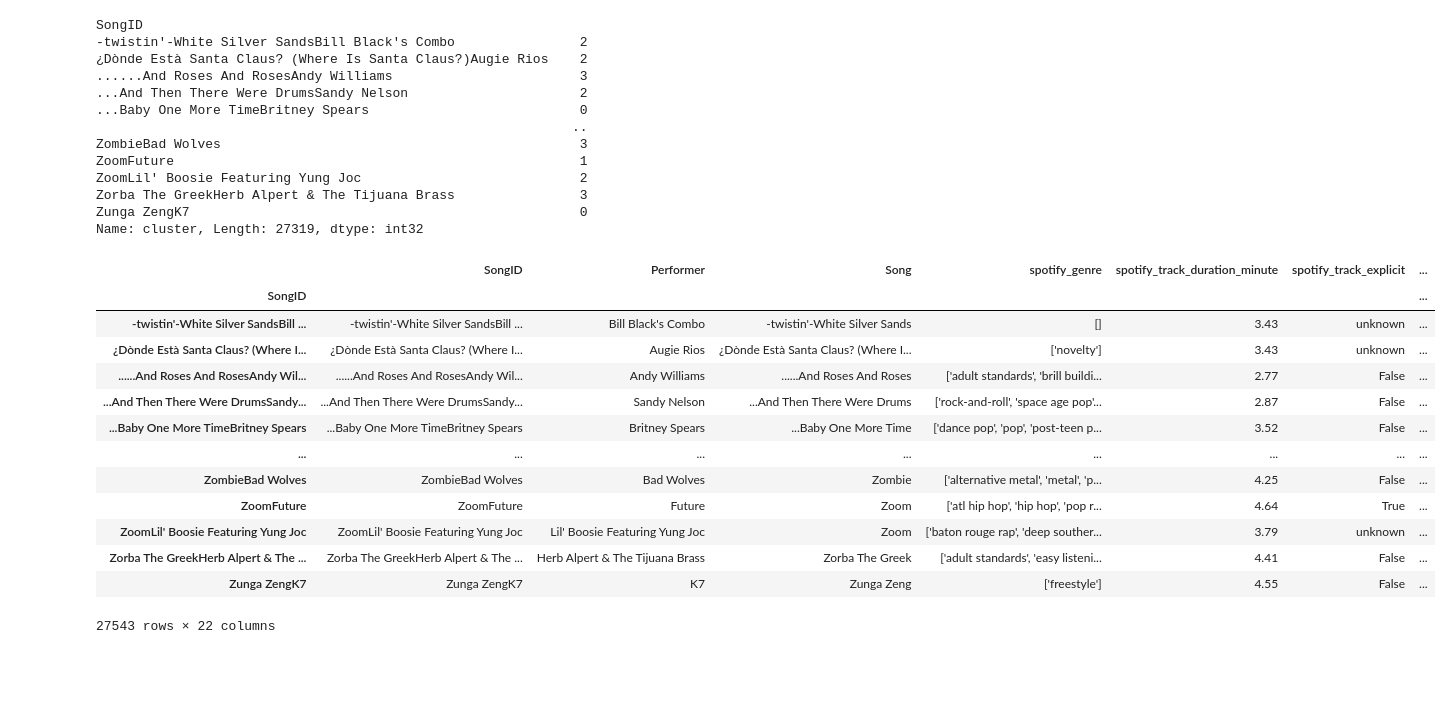
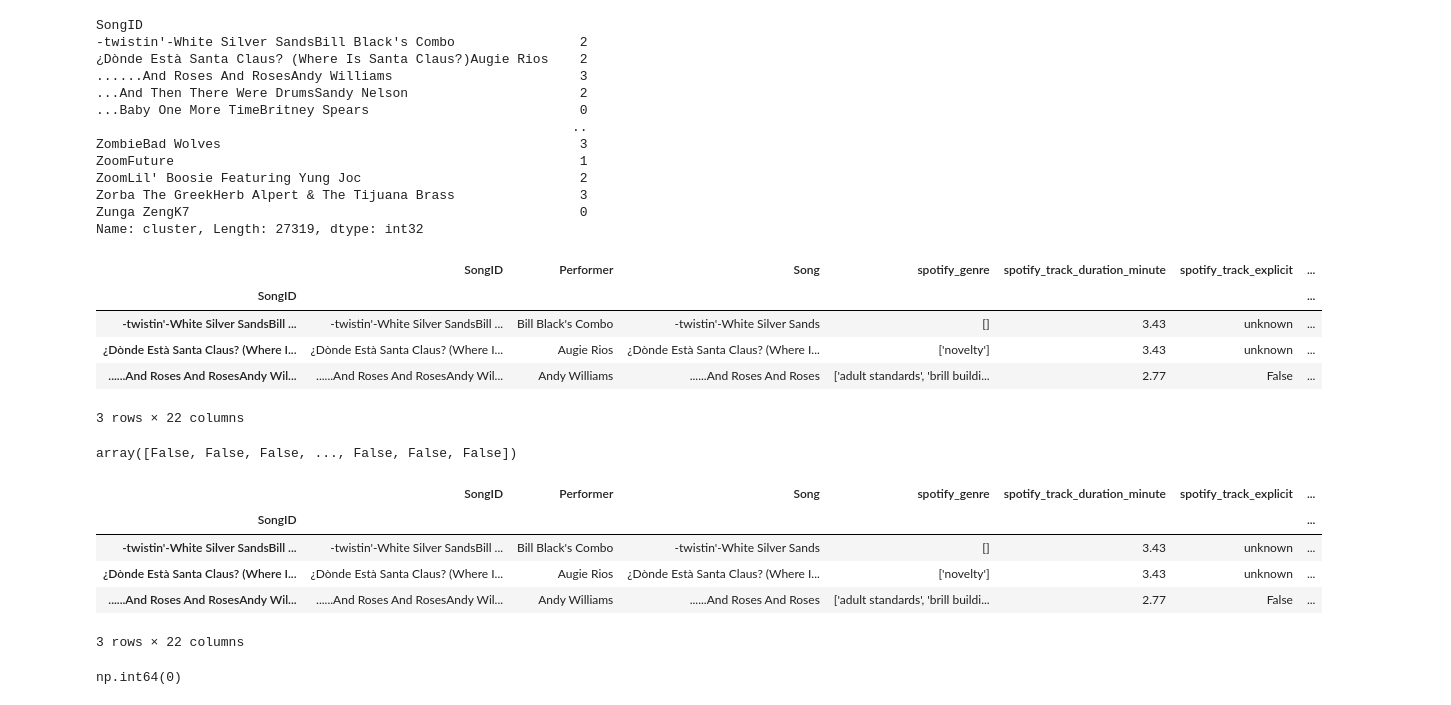
Before and after one commit to alelovo/Project_MachineLearning, a Jupyter notebook: CLUSTER.ipynb, the cells around one changed output. Drawn from its saved outputs; the diff is of its cells as text; code cells hidden in the pictures; blank space fills up the shorter version.

Commit message:
Drop duplicate SongID

```diff
--- a/CLUSTER.ipynb
+++ b/CLUSTER.ipynb
@@ -625,20 +634,34 @@ Zorba The GreekHerb Alpert & The Tijuana Brass                3
 Zunga ZengK7                                                  0
 Name: cluster, Length: 27319, dtype: int32
 # %%
+# we merge the df, using as index the variable SongID
+# we also add the column user
 merge_df = pd.merge(top17_genere_name_index_df, User, left_index=True, right_index=True, how='inner')
-display(merge_df)
+display(merge_df.head(3))
 # %% [output]
 |  | SongID | Performer | Song | spotify_genre | spotify_track_duration_minute | spotify_track_explicit | ... |
 | SongID |  |  |  |  |  |  | ... |
 | -twistin'-White Silver SandsBill ... | -twistin'-White Silver SandsBill ... | Bill Black's Combo | -twistin'-White Silver Sands | [] | 3.43 | unknown | ... |
 | ¿Dònde Està Santa Claus? (Where I... | ¿Dònde Està Santa Claus? (Where I... | Augie Rios | ¿Dònde Està Santa Claus? (Where I... | ['novelty'] | 3.43 | unknown | ... |
 | ......And Roses And RosesAndy Wil... | ......And Roses And RosesAndy Wil... | Andy Williams | ......And Roses And Roses | ['adult standards', 'brill buildi... | 2.77 | False | ... |
-| ...And Then There Were DrumsSandy... | ...And Then There Were DrumsSandy... | Sandy Nelson | ...And Then There Were Drums | ['rock-and-roll', 'space age pop'... | 2.87 | False | ... |
-| ...Baby One More TimeBritney Spears | ...Baby One More TimeBritney Spears | Britney Spears | ...Baby One More Time | ['dance pop', 'pop', 'post-teen p... | 3.52 | False | ... |
-| ... | ... | ... | ... | ... | ... | ... | ... |
-| ZombieBad Wolves | ZombieBad Wolves | Bad Wolves | Zombie | ['alternative metal', 'metal', 'p... | 4.25 | False | ... |
-| ZoomFuture | ZoomFuture | Future | Zoom | ['atl hip hop', 'hip hop', 'pop r... | 4.64 | True | ... |
-| ZoomLil' Boosie Featuring Yung Joc | ZoomLil' Boosie Featuring Yung Joc | Lil' Boosie Featuring Yung Joc | Zoom | ['baton rouge rap', 'deep souther... | 3.79 | unknown | ... |
-| Zorba The GreekHerb Alpert & The ... | Zorba The GreekHerb Alpert & The ... | Herb Alpert & The Tijuana Brass | Zorba The Greek | ['adult standards', 'easy listeni... | 4.41 | False | ... |
-| Zunga ZengK7 | Zunga ZengK7 | K7 | Zunga Zeng | ['freestyle'] | 4.55 | False | ... |
-27543 rows × 22 columns
+3 rows × 22 columns
+# %%
+# i want to verify if in the index we have repetition
+merge_df.index.duplicated()
+# %% [output]
+array([False, False, False, ..., False, False, False])
+# %%
+merge_unique_df=merge_df[~merge_df.index.duplicated(keep='first')]
+merge_unique_df.head(3)
+# %% [output]
+|  | SongID | Performer | Song | spotify_genre | spotify_track_duration_minute | spotify_track_explicit | ... |
+| SongID |  |  |  |  |  |  | ... |
+| -twistin'-White Silver SandsBill ... | -twistin'-White Silver SandsBill ... | Bill Black's Combo | -twistin'-White Silver Sands | [] | 3.43 | unknown | ... |
+| ¿Dònde Està Santa Claus? (Where I... | ¿Dònde Està Santa Claus? (Where I... | Augie Rios | ¿Dònde Està Santa Claus? (Where I... | ['novelty'] | 3.43 | unknown | ... |
+| ......And Roses And RosesAndy Wil... | ......And Roses And RosesAndy Wil... | Andy Williams | ......And Roses And Roses | ['adult standards', 'brill buildi... | 2.77 | False | ... |
+3 rows × 22 columns
+# %%
+#we check if we have duplicated
+merge_unique_df.duplicated().sum()
+# %% [output]
+np.int64(0)
```
Also changed, not shown: parts of 13 cells of this notebook, 1 other file.
